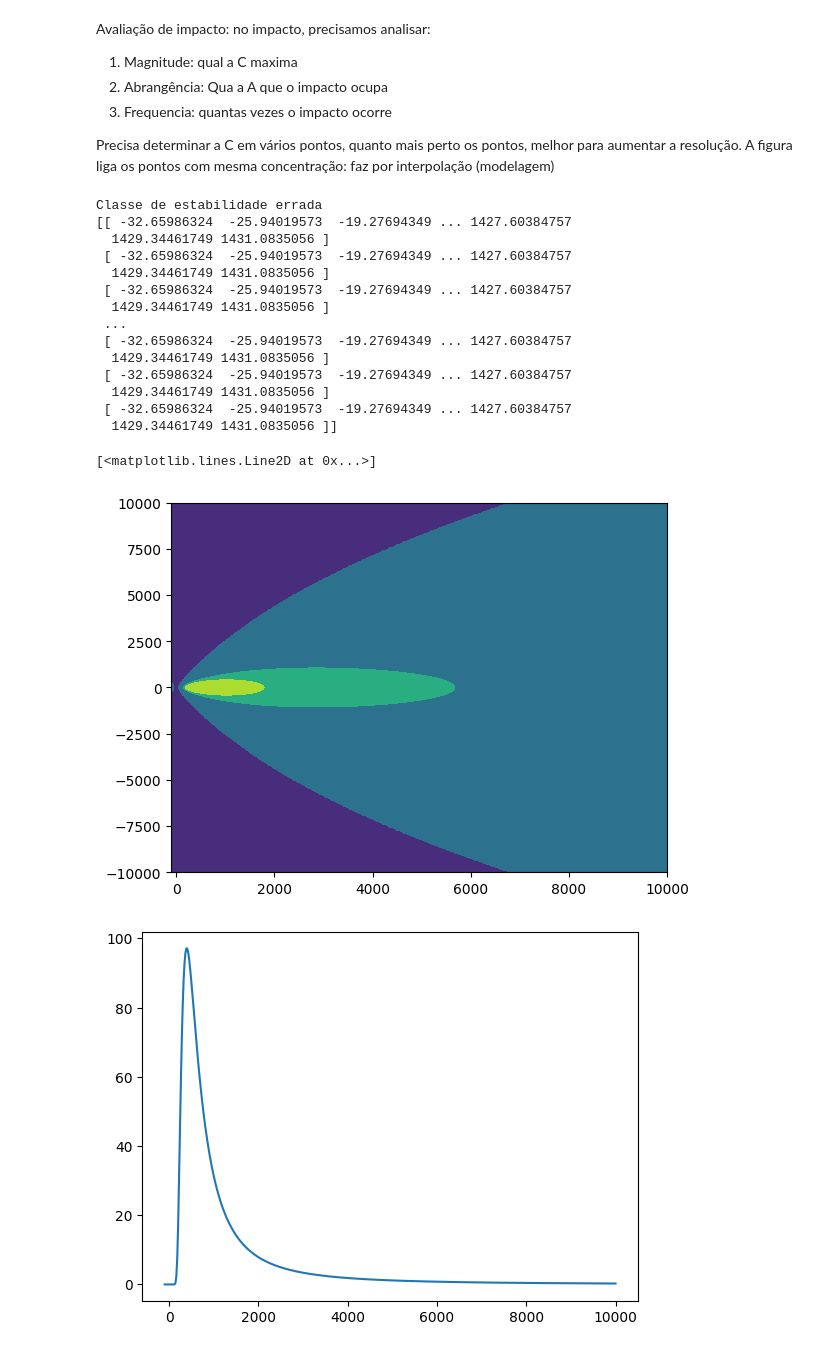
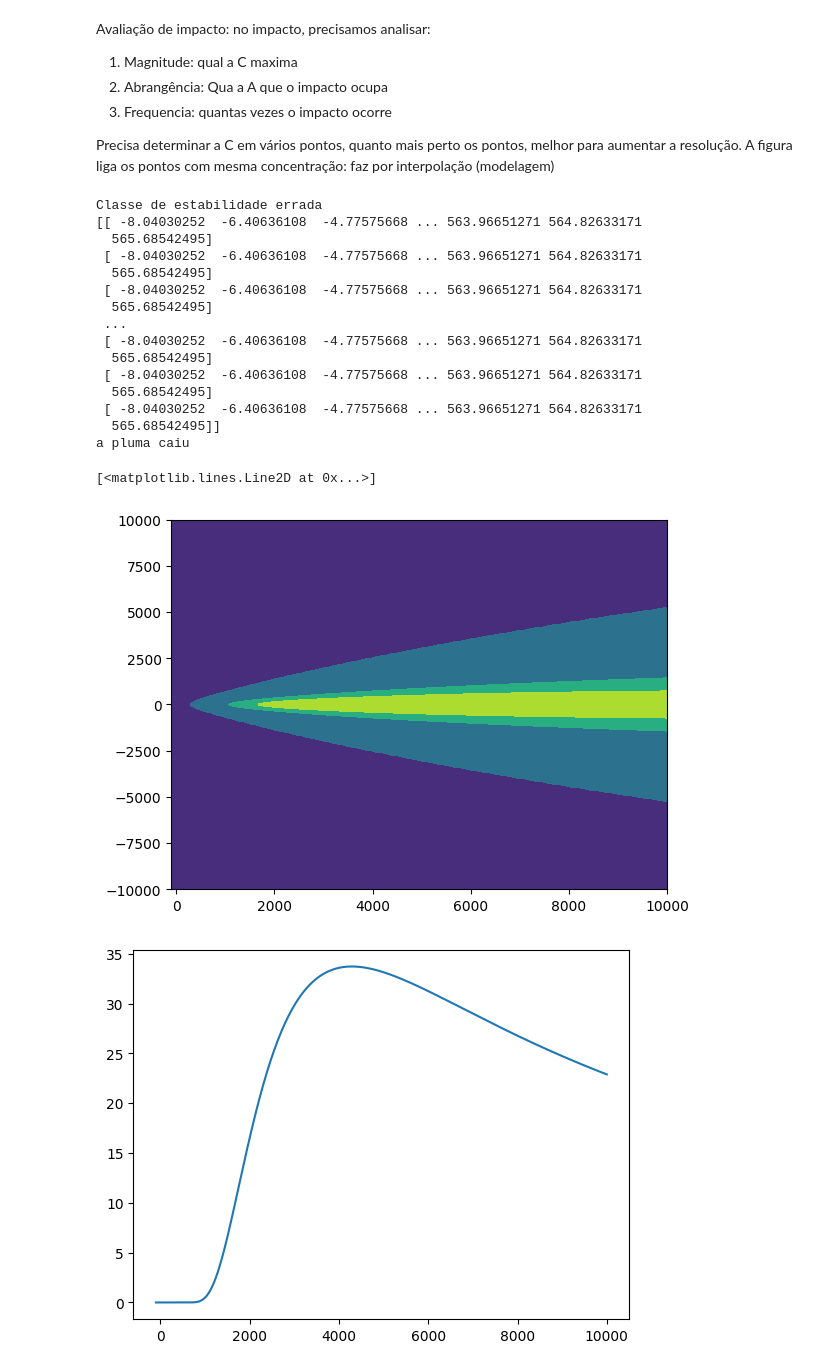
Before and after one commit to BarbaraGirardi07/ENS5173_Barbara, a Jupyter notebook: Atividade03.ipynb, the cells around one changed output. Saved outputs shown, nothing was run; the diff lists cells and outputs as text; code cells hidden in the pictures.

```diff
--- a/Atividade03.ipynb
+++ b/Atividade03.ipynb
@@ -54,6 +54,12 @@ def sigmaXY(x, classe, urbOrRural):
         else:
             print('Classe de estabilidade errada')
     return sigmaY, sigmaZ
+# %%
+# Função para estimar o deltaH com base na equação de Davidson-Bryant
+
+def deltaHdavidsonBryant(d, vs, u, Ts, Tamb):
+    deltaH = (d*(vs/u)**(1.4))*(1+(Ts-Tamb)/Ts)
+    return deltaH
 # %%
 # Utilizando a função do modelo Gaussiano
 qs = 100 #taxa de emissão em g/s
@@ -84,48 +90,70 @@ y = np.linspace(-10000,10000,500)
 # print(y)
 
 # Criando matrizes de x e y
 xx,yy = np.meshgrid(x,y)
 # print(xx.shape)
 
 # Adotando inputs
-classe = 'B'
-urbOrRural = 'urbano'
-H = 150
+classe = 'D'
+urbOrRural = 'rural'
+hg = 150 #altura geométrica da chaminé
+qs = 100
+sigmaY = 10
+sigmaZ = 15
+u = 10
+y = 0
+z = 1.5
+d = 1 #m
+vs = 10 #m/s
+Ts = 300 #Kelvin
+Tamb = 293 #20 Celcius
+
 # Estimando o coeficiente de dispersão lateral e vertical
 sigmaY,sigmaZ = sigmaXY(xx,classe,urbOrRural)
 print(sigmaY)
 
+if vs>1.5*u:
+    #Estimando a sobrelevação da pluma (deltaH)
+    deltaH = deltaHdavidsonBryant(d, vs, u, Ts, Tamb)
+    print('deltaH = ' + str(deltaH))
+    hef = hg + deltaH
+    print('a pluma subiu')
+else:
+    hef = hg + 2*d*((vs/u)-1.5)
+    print('a pluma caiu')
+
 # Utilizando a matriz de yy como input na função do modelo Gussiano
-conc = modeloGaussiano(qs,sigmaY,sigmaZ,u,yy,z,H)
+conc = modeloGaussiano(qs,sigmaY,sigmaZ,u,yy,z,hef)
 
 # Visualização dos resultados no espaço
 import matplotlib.pyplot as plt
 from matplotlib.colors import LogNorm
 fig,ax = plt.subplots()
 ax.contourf(xx,yy,conc+0.1,norm = LogNorm())
 
 # Corte em y - sobre o eixo x
 fig,ax = plt.subplots()
 ax.plot(x,conc[250,:])
 
 # Corte em x - sobre o eixo y
 fig,ax = plt.subplots()
 ax.plot(x,conc[:,100])
 # %% [output]
 Classe de estabilidade errada
-[[ -32.65986324  -25.94019573  -19.27694349 ... 1427.60384757
-  1429.34461749 1431.0835056 ]
- [ -32.65986324  -25.94019573  -19.27694349 ... 1427.60384757
-  1429.34461749 1431.0835056 ]
- [ -32.65986324  -25.94019573  -19.27694349 ... 1427.60384757
-  1429.34461749 1431.0835056 ]
+[[ -8.04030252  -6.40636108  -4.77575668 ... 563.96651271 564.82633171
+  565.68542495]
+ [ -8.04030252  -6.40636108  -4.77575668 ... 563.96651271 564.82633171
+  565.68542495]
+ [ -8.04030252  -6.40636108  -4.77575668 ... 563.96651271 564.82633171
+  565.68542495]
  ...
- [ -32.65986324  -25.94019573  -19.27694349 ... 1427.60384757
-  1429.34461749 1431.0835056 ]
- [ -32.65986324  -25.94019573  -19.27694349 ... 1427.60384757
-  1429.34461749 1431.0835056 ]
- [ -32.65986324  -25.94019573  -19.27694349 ... 1427.60384757
-  1429.34461749 1431.0835056 ]]
+ [ -8.04030252  -6.40636108  -4.77575668 ... 563.96651271 564.82633171
+  565.68542495]
+ [ -8.04030252  -6.40636108  -4.77575668 ... 563.96651271 564.82633171
+  565.68542495]
+ [ -8.04030252  -6.40636108  -4.77575668 ... 563.96651271 564.82633171
+  565.68542495]]
+a pluma caiu
 [<matplotlib.lines.Line2D at 0x...>]
-[figure, old version]
+[figure, new version]
-[figure, old version]
+[figure, new version]
```
Also changed, not shown: parts of 1 cell of this notebook.
